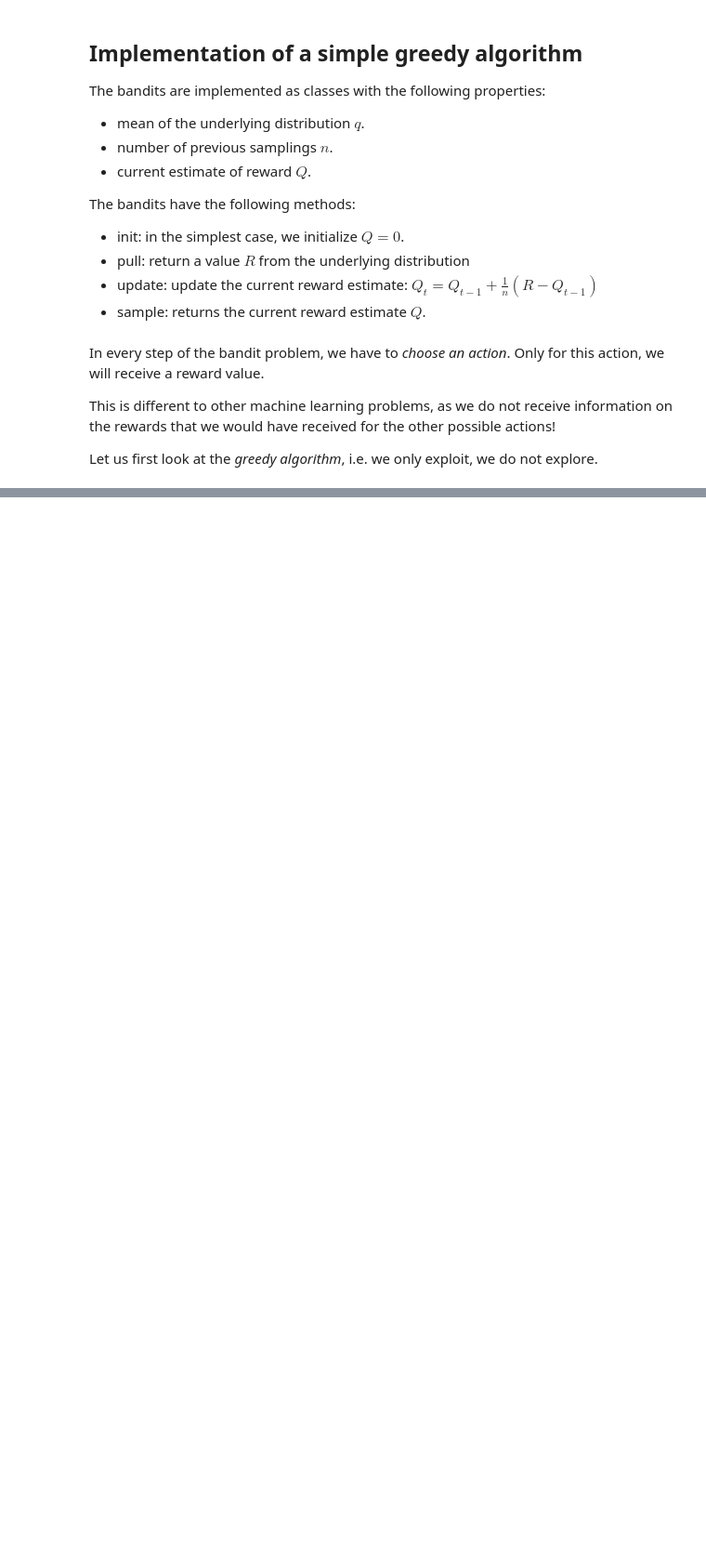
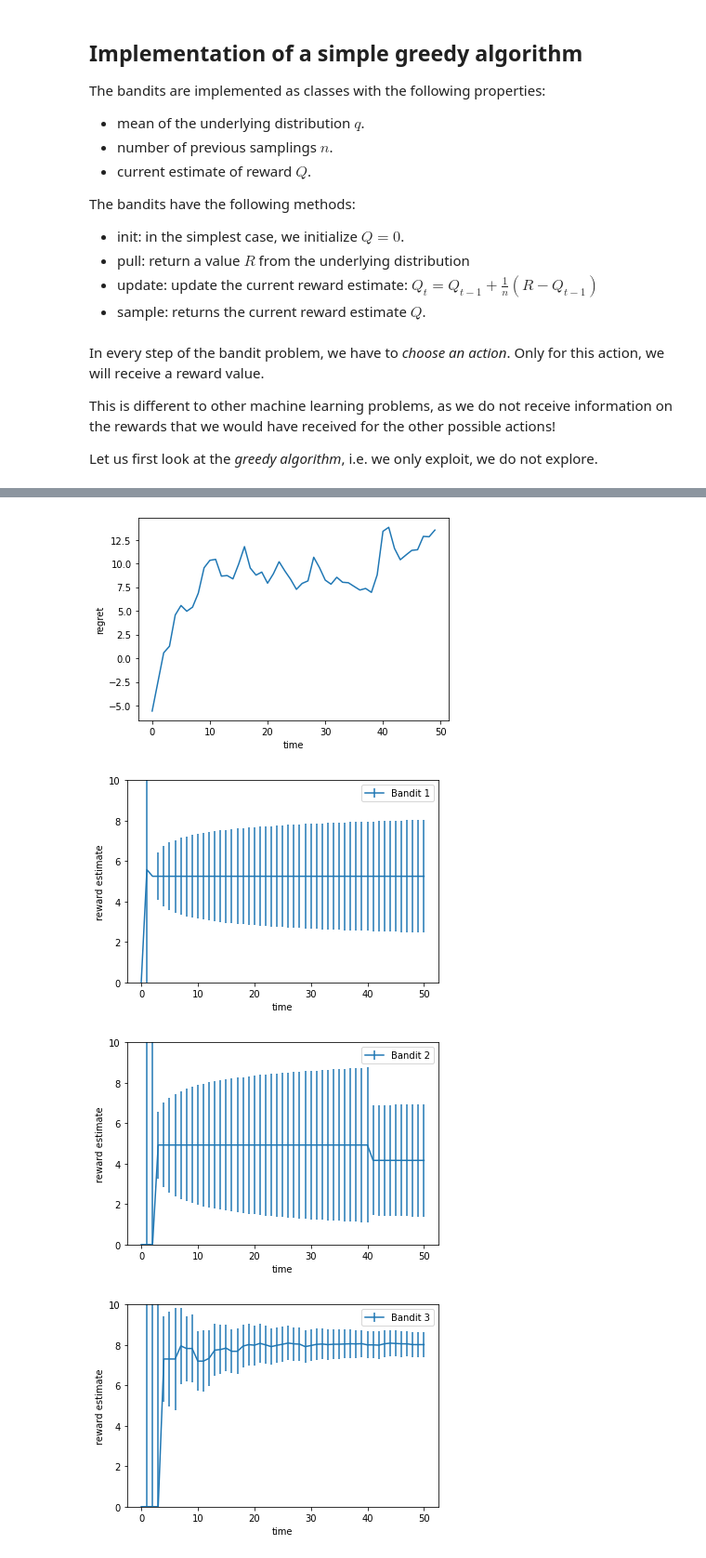
Before and after one commit to gbusch/contextual-bandits, a Jupyter notebook: 01_bandits.ipynb, the cells around one changed output, grey strips where cells are left out. Shown: that part at 93% size. Saved outputs shown, nothing was run; the diff lists cells and outputs as text; code cells hidden in the pictures; blank space fills up the shorter version.

```diff
--- a/01_bandits.ipynb
+++ b/01_bandits.ipynb
@@ -85,0 +191,55 @@ plt.show()
+# %%
+from bandit import Bandit
+
+
+class UCBBandit(Bandit):
+    """
+    class for an Upper Confidence Bound Algorithm bandit
+    """
+    def uncertainty(self, t, c=2.0):
+        if t==0 or self.n==0: return 1e12
+        return c * (np.sqrt(np.log(t) / self.n))
+# %%
+mean_rewards = [5, 4, 8, 3, 7]
+testbed = [UCBBandit(mr) for mr in mean_rewards]
+
+N_TRIALS = 50
+
+sum_reward = 0
+rewards = np.ndarray((N_TRIALS +1, len(testbed)))
+uncertainties = np.ndarray((N_TRIALS +1, len(testbed)))
+regret = np.ndarray((N_TRIALS,))
+
+estimated_rewards = [bandit.sample() for bandit in testbed]
+estimated_uncertainties = [bandit.uncertainty(t=0) for bandit in testbed]
+rewards[0, :] = estimated_rewards
+for t in range(N_TRIALS):
+    bandit = testbed[np.argmax([r+u for r, u in zip(estimated_rewards, estimated_uncertainties)])]
+    R = bandit.pull()
+    sum_reward += R
+    bandit.update(R)
+    estimated_rewards = [bandit.sample() for bandit in testbed]
+    estimated_uncertainties = [bandit.uncertainty(t=t) for bandit in testbed]
+    rewards[t + 1, :] = estimated_rewards
+    uncertainties[t + 1, :] = estimated_uncertainties
+    regret[t] = t * max(mean_rewards) - sum_reward
+
+plt.figure()
+plt.plot(regret)
+plt.xlabel("time")
+plt.ylabel("regret")
+plt.show()
+
+for b in range(rewards.shape[1]):
+    plt.figure()
+    plt.errorbar(x=range(N_TRIALS+1), y=rewards[:, b], yerr=uncertainties[:, b], label=f'Bandit {b+1}')
+    plt.legend()
+    plt.xlabel("time")
+    plt.ylabel("reward estimate")
+    plt.ylim(0, 10)
+    plt.show()
+# %% [output]
+[figure, added]
+[figure, added]
+[figure, added]
+[figure, added]
```
Also changed, not shown: parts of 12 cells of this notebook, 5 other files.
